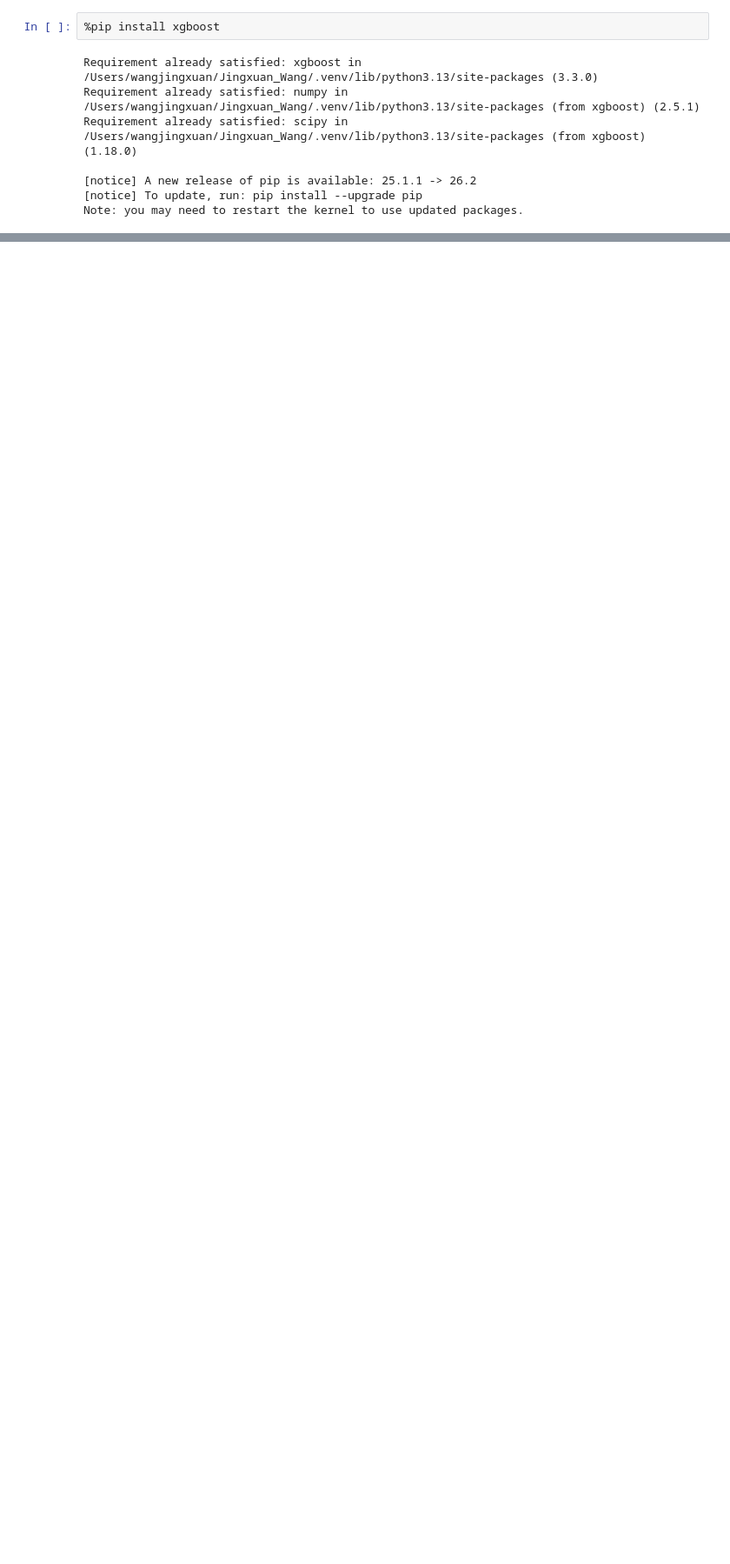
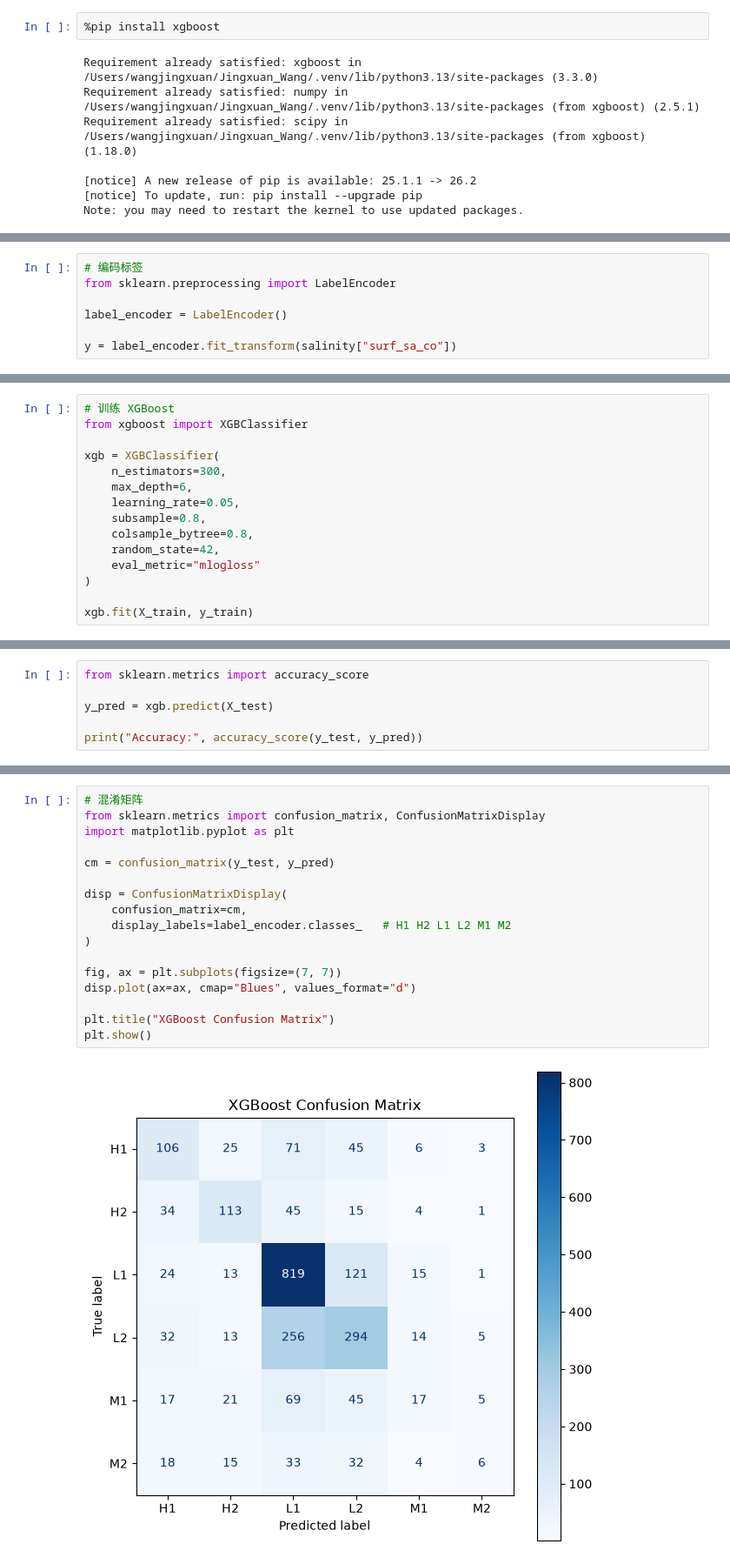
Before and after one commit to JWAN0646/Jingxuan-Wang, a Jupyter notebook: WA-Soil-Salinity-Prediction/notebooks/Soil_Salinity.ipynb, the cells around one changed output, grey strips where cells are left out. Shown at 87% size. Saved outputs shown, nothing was run; the diff lists cells and outputs as text; blank space fills up the shorter version.

```diff
--- a/WA-Soil-Salinity-Prediction/notebooks/Soil_Salinity.ipynb
+++ b/WA-Soil-Salinity-Prediction/notebooks/Soil_Salinity.ipynb
@@ -1774,0 +1773,7 @@ Likely causes:
+# %%
+# 编码标签
+from sklearn.preprocessing import LabelEncoder
+
+label_encoder = LabelEncoder()
+
+y = label_encoder.fit_transform(salinity["surf_sa_co"])
@@ -1774,0 +1791,15 @@ Likely causes:
+# %%
+# 训练 XGBoost
+from xgboost import XGBClassifier
+
+xgb = XGBClassifier(
+    n_estimators=300,
+    max_depth=6,
+    learning_rate=0.05,
+    subsample=0.8,
+    colsample_bytree=0.8,
+    random_state=42,
+    eval_metric="mlogloss"
+)
+
+xgb.fit(X_train, y_train)
@@ -1774,0 +1819,6 @@ Likely causes:
+# %%
+from sklearn.metrics import accuracy_score
+
+y_pred = xgb.predict(X_test)
+
+print("Accuracy:", accuracy_score(y_test, y_pred))
@@ -1774,0 +1827,19 @@ Likely causes:
+# %%
+# 混淆矩阵
+from sklearn.metrics import confusion_matrix, ConfusionMatrixDisplay
+import matplotlib.pyplot as plt
+
+cm = confusion_matrix(y_test, y_pred)
+
+disp = ConfusionMatrixDisplay(
+    confusion_matrix=cm,
+    display_labels=label_encoder.classes_   # H1 H2 L1 L2 M1 M2
+)
+
+fig, ax = plt.subplots(figsize=(7, 7))
+disp.plot(ax=ax, cmap="Blues", values_format="d")
+
+plt.title("XGBoost Confusion Matrix")
+plt.show()
+# %% [output]
+[figure, added]
```
Also changed, not shown: parts of 15 cells of this notebook, 3 other files.
